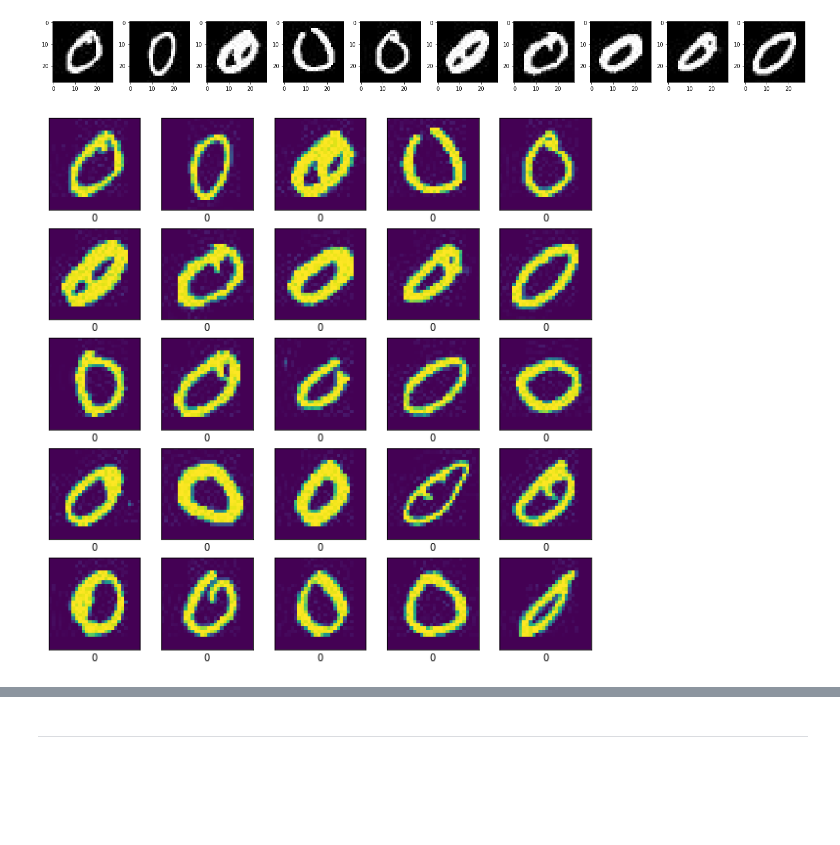
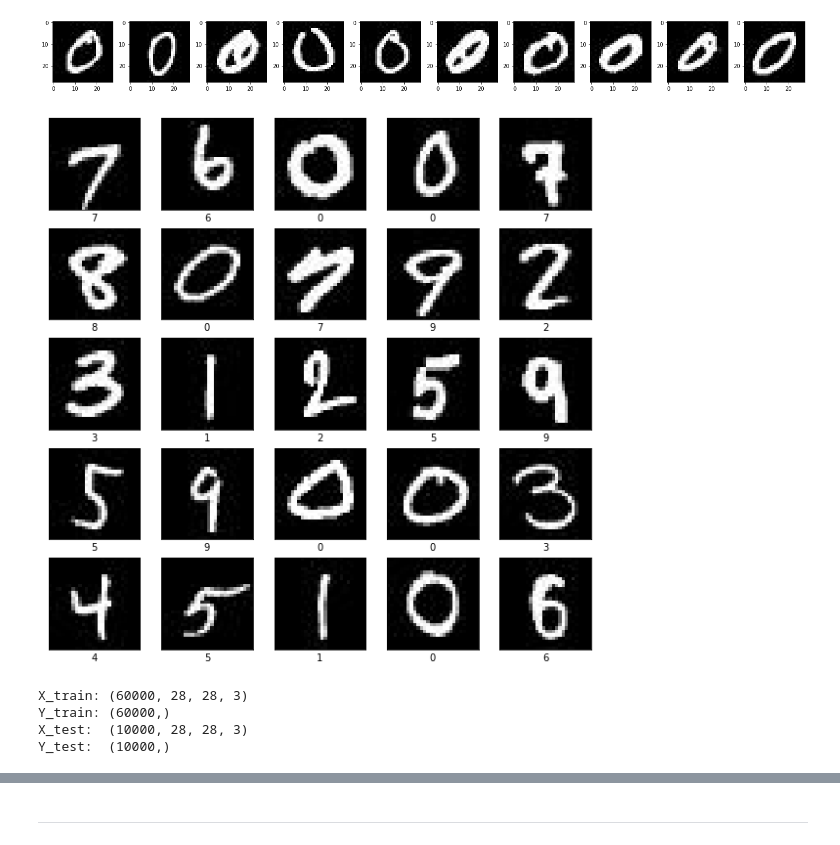
Before and after one commit to BertrandBorel/Projet_12_Classification_manuscrite, a Jupyter notebook: Classification_chiffres_manuscrits.ipynb, the cells around one changed output, grey strips where cells are left out. Drawn from its saved outputs; the diff is of its cells as text; code cells hidden in the pictures; blank space fills up the shorter version.

```diff
--- a/Classification_chiffres_manuscrits.ipynb
+++ b/Classification_chiffres_manuscrits.ipynb
@@ -54,14 +52,14 @@ modifiable : True
 # %% [markdown]
 ## Nuance de Gris
 # %%
-grey_image = cv2.cvtColor(liste_images[1], cv2.COLOR_RGB2GRAY)
+grey_image = cv2.cvtColor(X_train[1], cv2.COLOR_RGB2GRAY)
 plt.imshow(grey_image, cmap = 'Greys_r')
 plt.show()
 # %% [output]
 [figure]
 # %%
-liste_gris = []
+X_train_gris = []
 
-for x in tqdm(liste_images):
+for x in tqdm(X_train):
     grey_image = cv2.cvtColor(x, cv2.COLOR_RGB2GRAY)
-    liste_gris.append(grey_image)
+    X_train_gris.append(grey_image)
@@ -84,9 +68,9 @@ plt.show()
 # %%
 directory = ".\\data\\MNIST_Dataset_JPG_format\\MNIST_JPG_testing\\"
 
-liste_images_test = []
+X_test = []
 # liste pour enregistrer les labels
-labels_test = []
+y_test = []
 # l va servir à numéroter les labels : dans la boucle, l s'incrémente de 1 à chaque passage
 l = -1
 
@@ -96,6 +80,6 @@ for x in tqdm(os.listdir(directory)):
     l = l +1
     for y in os.listdir(directory + x +"\\"):
         image = cv2.imread(directory + x +"\\"+y)
-        liste_images_test.append(image)
-        labels_test.append(l)
+        X_test.append(image)
+        y_test.append(l)
 # %%
@@ -128,9 +103,3 @@ liste_gris_test[1].shape
-# %%
-# Normalisation des données
-X_train = liste_gris
-X_test = liste_gris_test
-y_train = labels_train
-y_test = labels_test
 # %% [markdown]
 ---
 # %% [markdown]
@@ -178,20 +123,27 @@ plt.show()
 # %% [output]
 [figure]
 # %%
-class_names = ["0", "1", "2", "3", "4", "5", "6", "7", "8", "9"]
-
 plt.figure(figsize=(10,10))
-
 for i in range(25):
+    nbr = np.random.randint(0, 60000, [1])
     plt.subplot(5,5,i+1)
     plt.xticks([])
     plt.yticks([])
     plt.grid(False)
-    plt.imshow(X_train[i])
+    plt.imshow(X_train[nbr[0]])
     # The CIFAR labels happen to be arrays,
     # which is why you need the extra index
-    plt.xlabel(class_names[y_train[i]])
-
+    plt.xlabel(y_train[nbr[0]])
 plt.show()
 # %% [output]
-[figure, old version]
+[figure, new version]
+# %%
+print('X_train: ' + str(X_train.shape))
+print('Y_train: ' + str(y_train.shape))
+print('X_test:  '  + str(X_test.shape))
+print('Y_test:  '  + str(y_test.shape))
+# %% [output]
+X_train: (60000, 28, 28, 3)
+Y_train: (60000,)
+X_test:  (10000, 28, 28, 3)
+Y_test:  (10000,)
```
Also changed, not shown: parts of 46 cells of this notebook.
